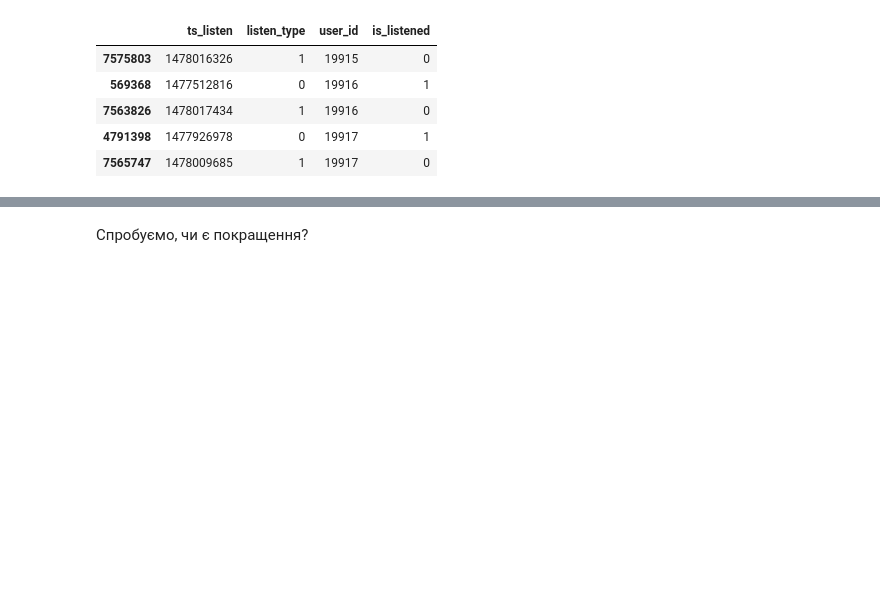
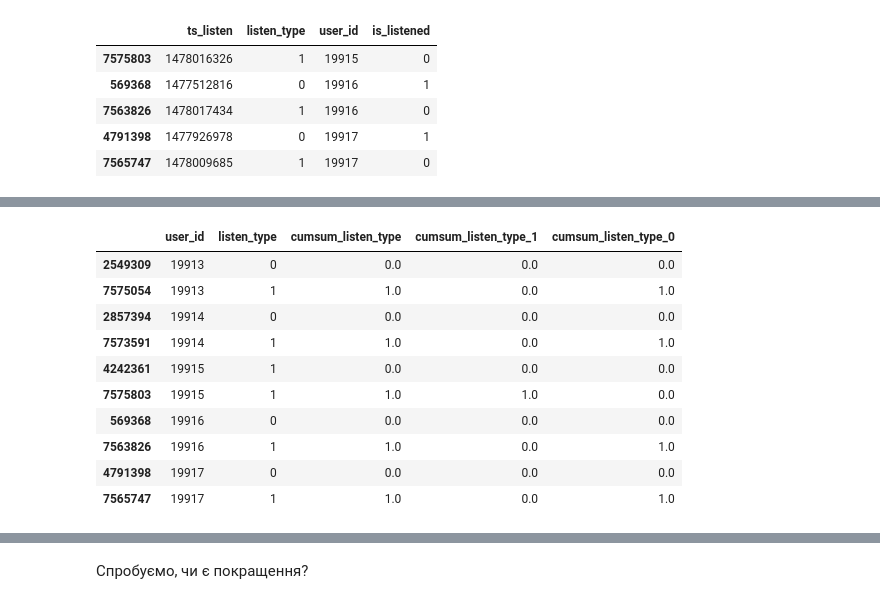
Before and after one commit to tsdaemon/mscs-competition2, a Jupyter notebook: AS_Feature-How-many-Flow-and-Listen-inline.ipynb, the cells around one changed output, grey strips where cells are left out. Saved outputs shown, nothing was run; the diff lists cells and outputs as text; code cells hidden in the pictures; blank space fills up the shorter version.

```diff
--- a/AS_Feature-How-many-Flow-and-Listen-inline.ipynb
+++ b/AS_Feature-How-many-Flow-and-Listen-inline.ipynb
@@ -109 +82,32 @@ df['cumsum_is_listened_0'] = df.apply(lambda row: row['cumsum_is_listened'] if r
+# %%
+df['cumsum_listen_type'] = (df['listen_type'].groupby((
+                (df[['listen_type','user_id']].shift() != df[['listen_type','user_id']]).any(axis=1)
+            ).cumsum()).cumcount() + 1).shift()
+
+df['cumsum_listen_type_1'] = (df['listen_type'] * (df['listen_type'].groupby((
+                (df[['listen_type','user_id']].shift() != df[['listen_type','user_id']]).any(axis=1)
+            ).cumsum()).cumcount() + 1)).shift()
+
+df['cumsum_listen_type_0'] = (abs(1-df['listen_type']) * (df['listen_type'].groupby((
+                (df[['listen_type','user_id']].shift() != df[['listen_type','user_id']]).any(axis=1)
+            ).cumsum()).cumcount() + 1)).shift()
+
+fi = df.groupby('user_id', as_index=False).apply(lambda x: x.index[0])
+df.ix[fi, 'cumsum_listen_type_1'] = 0
+df.ix[fi, 'cumsum_listen_type_0'] = 0
+df.ix[fi, 'cumsum_listen_type'] = 0
+
+df[['user_id', 'listen_type', 'cumsum_listen_type', 'cumsum_listen_type_1', 'cumsum_listen_type_0']].tail(10)
+# %% [output]
+|  | user_id | listen_type | cumsum_listen_type | cumsum_listen_type_1 | cumsum_listen_type_0 |
+| 2549309 | 19913 | 0 | 0.0 | 0.0 | 0.0 |
+| 7575054 | 19913 | 1 | 1.0 | 0.0 | 1.0 |
+| 2857394 | 19914 | 0 | 0.0 | 0.0 | 0.0 |
+| 7573591 | 19914 | 1 | 1.0 | 0.0 | 1.0 |
+| 4242361 | 19915 | 1 | 0.0 | 0.0 | 0.0 |
+| 7575803 | 19915 | 1 | 1.0 | 1.0 | 0.0 |
+| 569368 | 19916 | 0 | 0.0 | 0.0 | 0.0 |
+| 7563826 | 19916 | 1 | 1.0 | 0.0 | 1.0 |
+| 4791398 | 19917 | 0 | 0.0 | 0.0 | 0.0 |
+| 7565747 | 19917 | 1 | 1.0 | 0.0 | 1.0 |
 # %%
```
Also changed, not shown: parts of 16 cells of this notebook, 3 other files.
